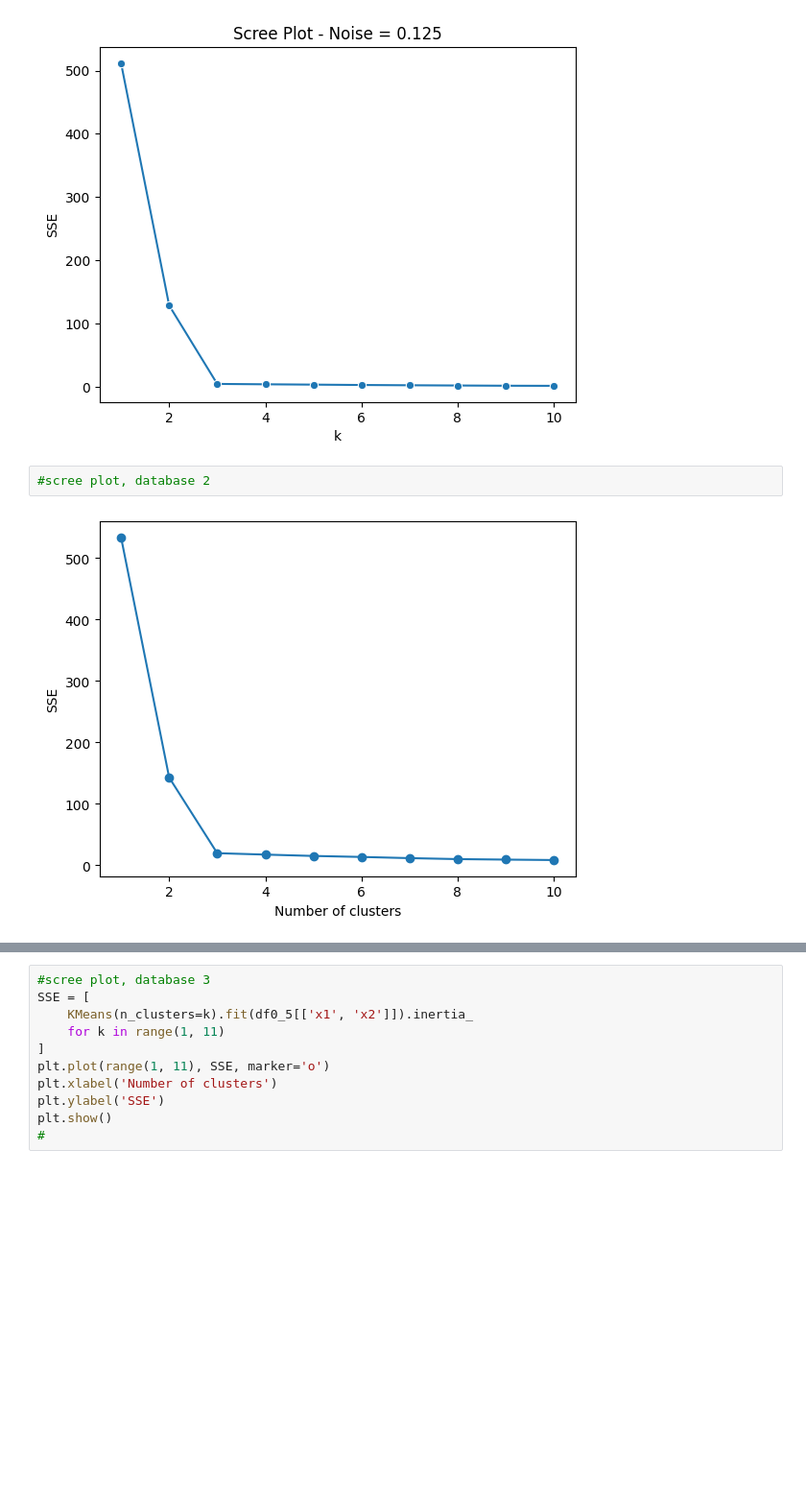
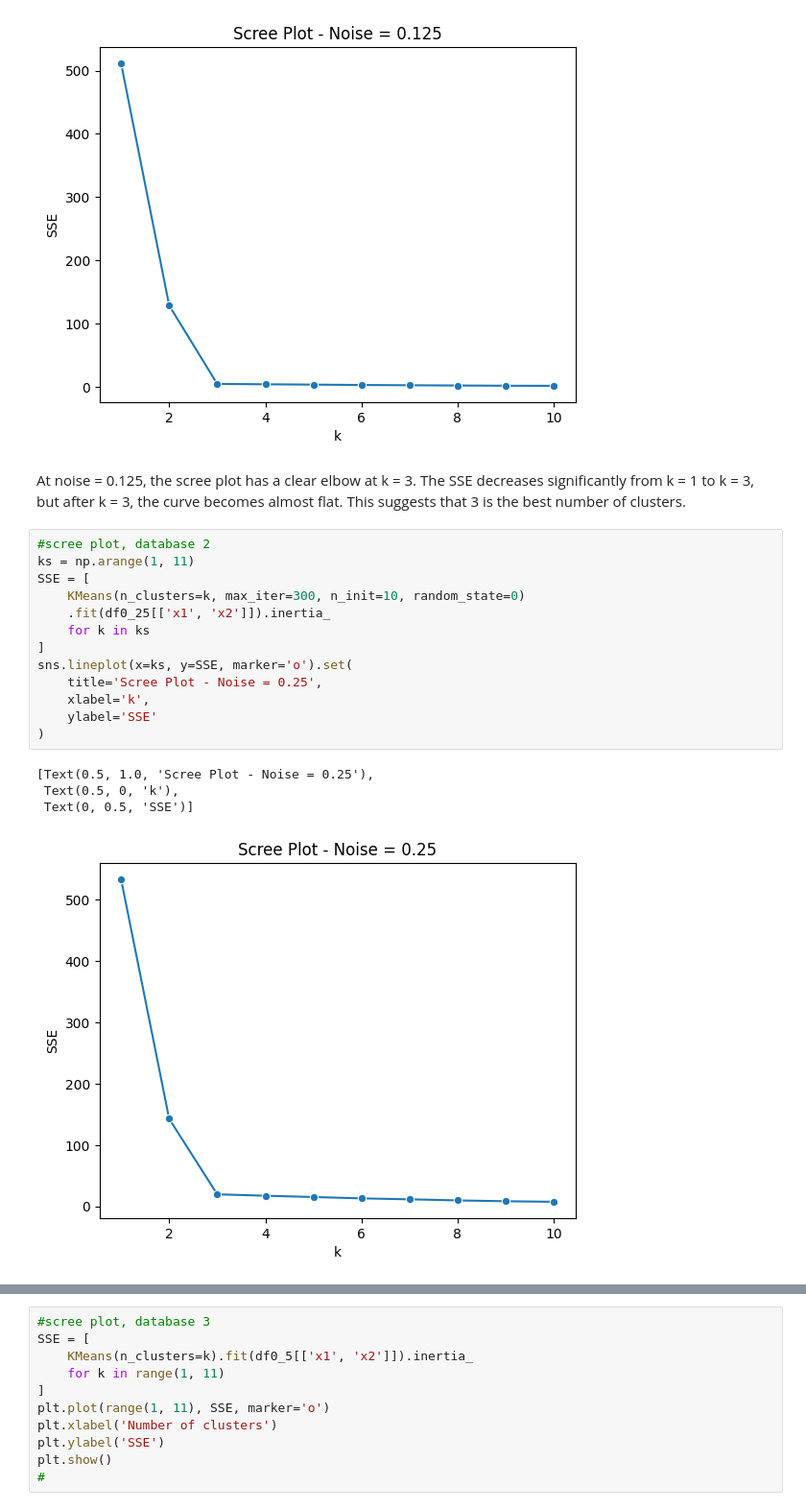
Before and after one commit to raffaellaalpaca-ai/A04-clustering, a Jupyter notebook: notebook.ipynb, the cells around one changed output, grey strips where cells are left out. Shown at 96% size. Cells and saved outputs as stored; diff of their text form; blank space fills up the shorter version.

Commit message:
scree 2 explanation done

```diff
--- a/notebook.ipynb
+++ b/notebook.ipynb
@@ -133,7 +133,23 @@ sns.lineplot(x=ks, y=SSE, marker='o').set(
  Text(0.5, 0, 'k'),
  Text(0, 0.5, 'SSE')]
 [figure]
+# %% [markdown]
+At noise = 0.125, the scree plot has a clear elbow at k = 3. The SSE decreases significantly from k = 1 to k = 3, but after k = 3, the curve becomes almost flat. This suggests that 3 is the best number of clusters.
 # %%
 #scree plot, database 2
+ks = np.arange(1, 11)
+SSE = [
+    KMeans(n_clusters=k, max_iter=300, n_init=10, random_state=0)
+    .fit(df0_25[['x1', 'x2']]).inertia_
+    for k in ks
+]
+sns.lineplot(x=ks, y=SSE, marker='o').set(
+    title='Scree Plot - Noise = 0.25',
+    xlabel='k',
+    ylabel='SSE'
+)
 # %% [output]
+[Text(0.5, 1.0, 'Scree Plot - Noise = 0.25'),
+ Text(0.5, 0, 'k'),
+ Text(0, 0.5, 'SSE')]
-[figure, old version]
+[figure, new version]
```
Also changed, not shown: parts of 1 cell of this notebook.
